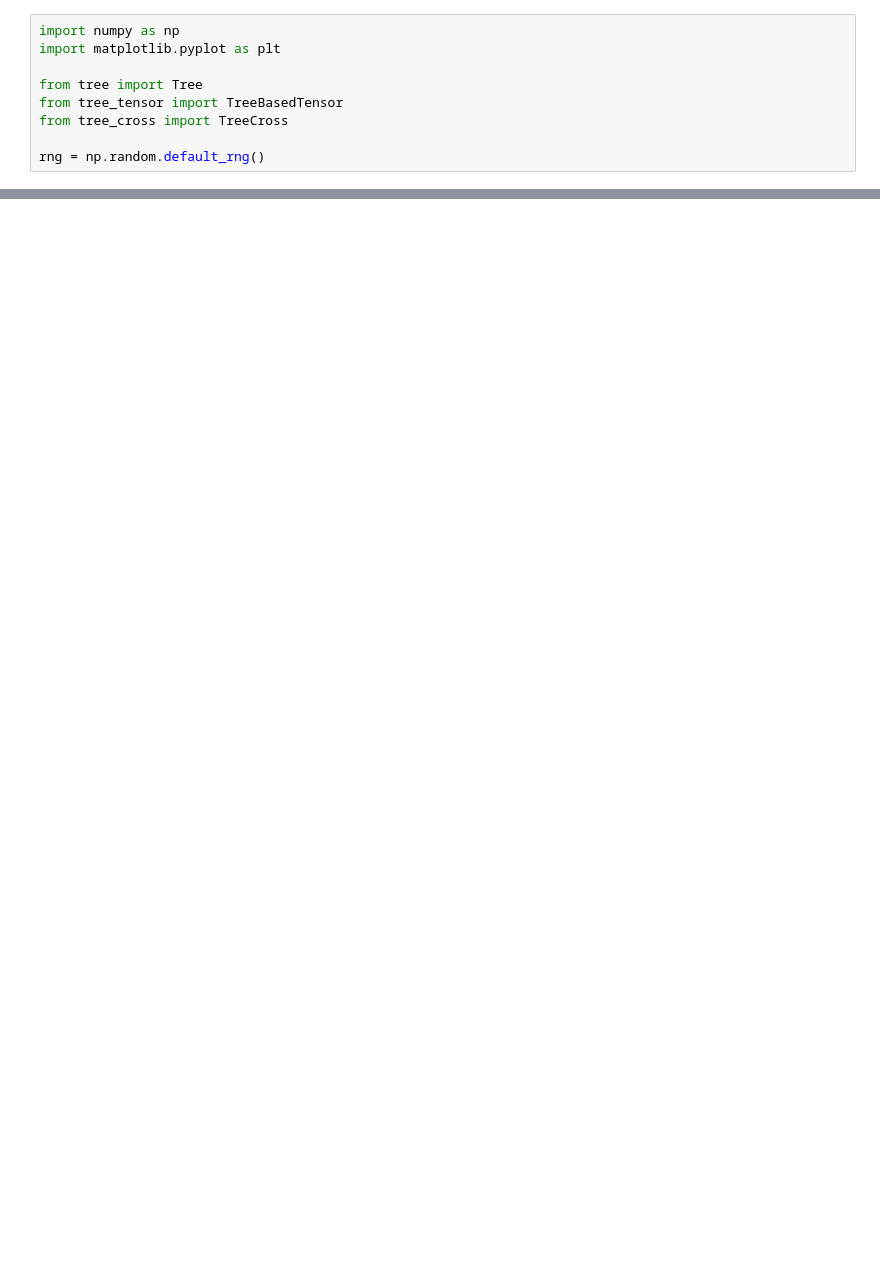
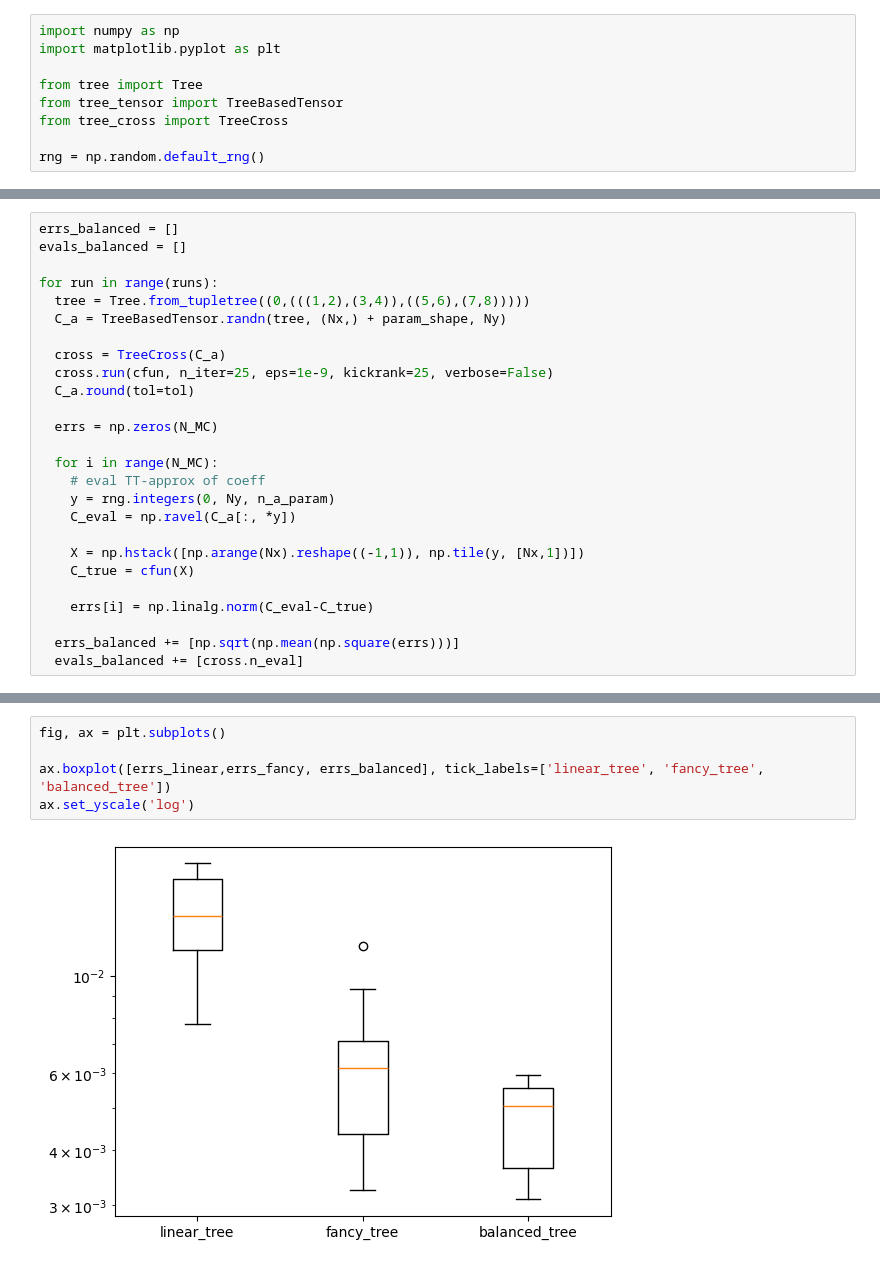
Before and after one commit to huberbenno/TT-IRT, a Jupyter notebook: python/htucker/tree_cross_test.ipynb, the cells around one changed output, grey strips where cells are left out. Saved outputs shown, nothing was run; the diff lists cells and outputs as text; blank space fills up the shorter version.

```diff
--- a/python/htucker/tree_cross_test.ipynb
+++ b/python/htucker/tree_cross_test.ipynb
@@ -99,0 +154,26 @@ RMS l2 err = 2.45e-05
+# %%
+errs_balanced = []
+evals_balanced = []
+
+for run in range(runs):
+  tree = Tree.from_tupletree((0,(((1,2),(3,4)),((5,6),(7,8)))))
+  C_a = TreeBasedTensor.randn(tree, (Nx,) + param_shape, Ny)
+
+  cross = TreeCross(C_a)
+  cross.run(cfun, n_iter=25, eps=1e-9, kickrank=25, verbose=False)
+  C_a.round(tol=tol)
+
+  errs = np.zeros(N_MC)
+
+  for i in range(N_MC):
+    # eval TT-approx of coeff
+    y = rng.integers(0, Ny, n_a_param)
+    C_eval = np.ravel(C_a[:, *y])
+
+    X = np.hstack([np.arange(Nx).reshape((-1,1)), np.tile(y, [Nx,1])])
+    C_true = cfun(X)
+
+    errs[i] = np.linalg.norm(C_eval-C_true)
+
+  errs_balanced += [np.sqrt(np.mean(np.square(errs)))]
+  evals_balanced += [cross.n_eval]
@@ -99,0 +188,7 @@ RMS l2 err = 2.45e-05
+# %%
+fig, ax = plt.subplots()
+
+ax.boxplot([errs_linear,errs_fancy, errs_balanced], tick_labels=['linear_tree', 'fancy_tree', 'balanced_tree'])
+ax.set_yscale('log')
+# %% [output]
+[figure, added]
```
Also changed, not shown: parts of 6 cells of this notebook, 1 other file.
